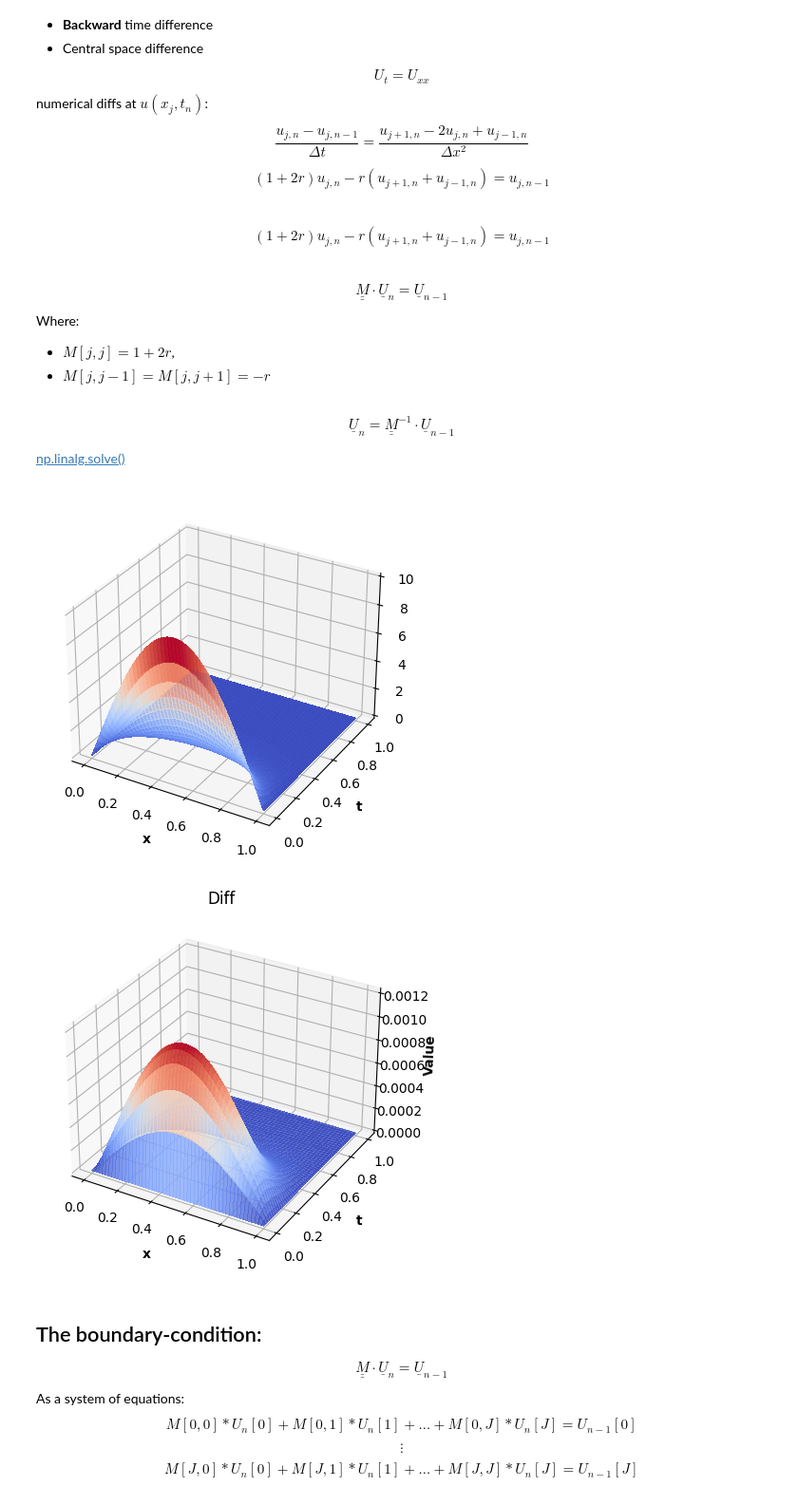
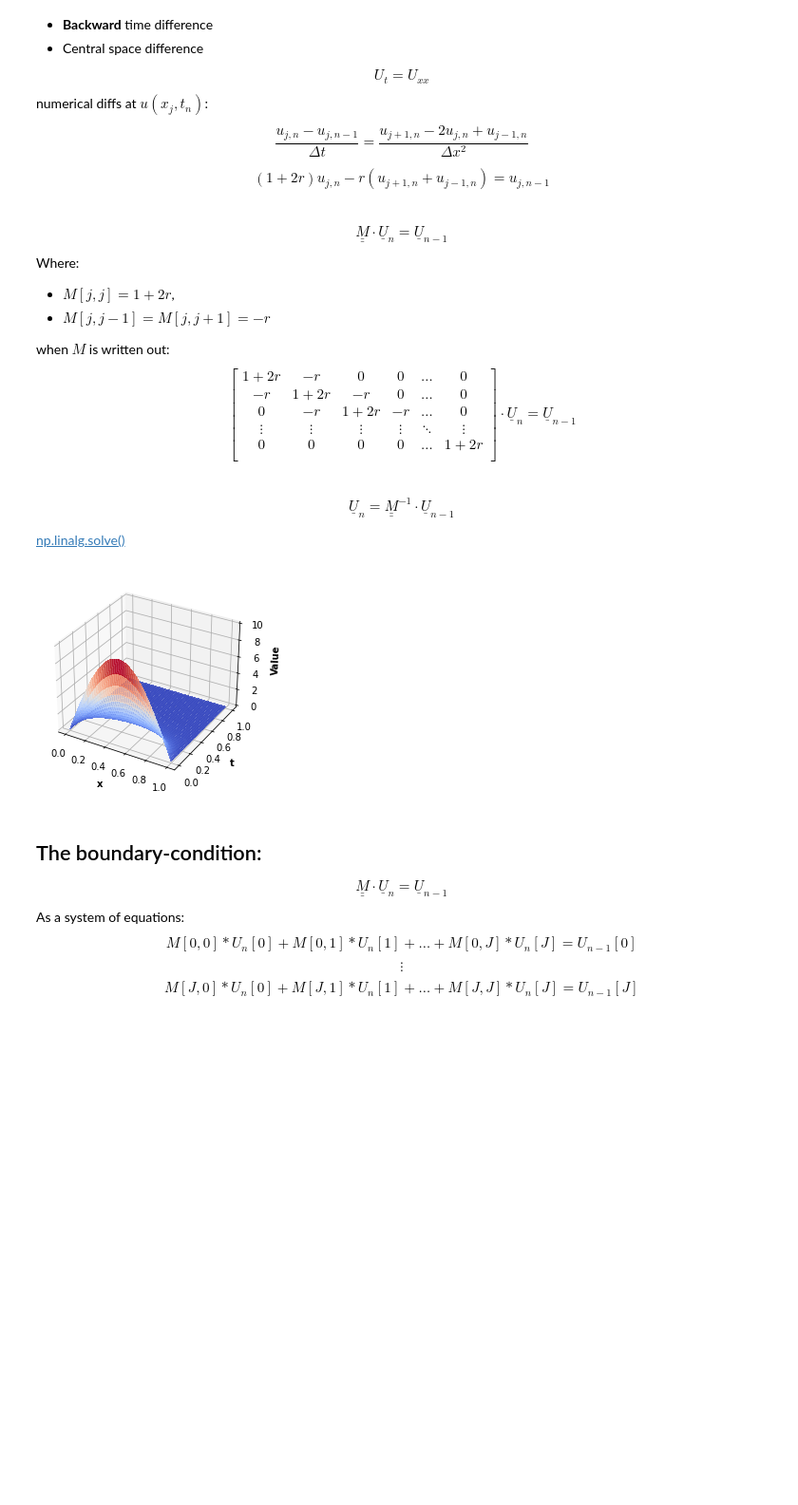
Before and after one commit to QuantCourseBP/QuantCourseBP, a Jupyter notebook: Lectures/2025_spring_ELTE/07_Finite_method_intro/Finite_difference_method_intro_SOLUTION.ipynb, the cells around one changed output. Shown at 95% size. Cells and saved outputs as stored; diff of their text form; code cells hidden in the pictures; blank space fills up the shorter version.

```diff
--- a/Lectures/2025_spring_ELTE/07_Finite_method_intro/Finite_difference_method_intro_SOLUTION.ipynb
+++ b/Lectures/2025_spring_ELTE/07_Finite_method_intro/Finite_difference_method_intro_SOLUTION.ipynb
@@ -274,13 +344,22 @@ numerical diffs at $u(x_j, t_n)$:
 $$\dfrac{u_{j, n}-u_{j, n-1}}{\Delta t} = \dfrac{u_{j+1, n}-2u_{j,n}+u_{j-1,n}}{\Delta x^2}$$
 
 $$\left(1+2r\right) u_{j,n} - r(u_{j+1, n}+u_{j-1, n}) = u_{j, n-1} $$
-# %% [markdown]
-$$\left(1+2r\right) u_{j,n} - r(u_{j+1, n}+u_{j-1, n}) = u_{j, n-1} $$
 # %% [markdown]
 $$\underline{\underline{M}}\cdot \underline{U}_n = \underline {U}_{n-1}$$
 Where:
 * $M[j,j]=1+2r$,
 * $M[j,j-1]=M[j, j+1]=-r$
+
+when $M$ is written out:
+$$\left[
+\begin{array}{cccccc}
+1+2r & -r & 0 & 0 & \ldots & 0\\
+-r & 1+2r & -r & 0 & \ldots & 0\\
+0 & -r & 1+2r & -r & \ldots & 0\\
+\vdots & \vdots & \vdots & \vdots & \ddots & \vdots \\
+0 & 0 & 0 & 0 & \ldots & 1+2r\\
+\end{array}
+\right]\cdot \underline{U}_n = \underline{U}_{n-1}$$
 # %% [markdown]
 $$\underline{U}_n =\underline{\underline{M}}^{-1}\cdot \underline {U}_{n-1}$$
 
@@ -313,9 +384,8 @@ for n in range(1, t_step):
     implicit_grid[1:-1,n] = linalg.solve(implicit_M, implicit_grid[1:-1,n-1], assume_a='sym')
 # %%
-plot_2d((0, 1, x_step), (0, 1, t_step), analytic_func=heat_simple_solution, grid_values=implicit_grid.T, z_lim=(0,10.))
+plot_2d((0, 1, x_step), (0, 1, t_step), grid_values=implicit_grid.T, z_lim=(0,10.))
 # %% [output]
-[figure, old version]
+[figure, new version]
-[figure, removed]
 # %% [markdown]
 ## The boundary-condition:
 $$\underline{\underline{M}}\cdot \underline{U}_n = \underline {U}_{n-1}$$
```
Also changed, not shown: parts of 33 cells of this notebook.
